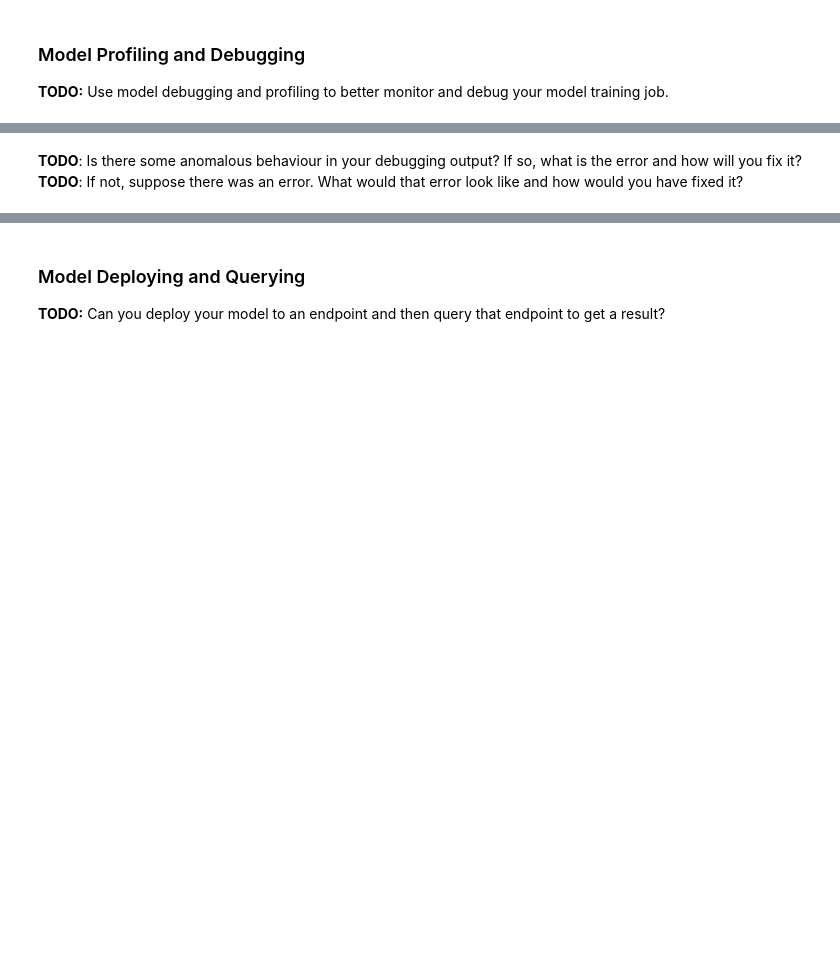
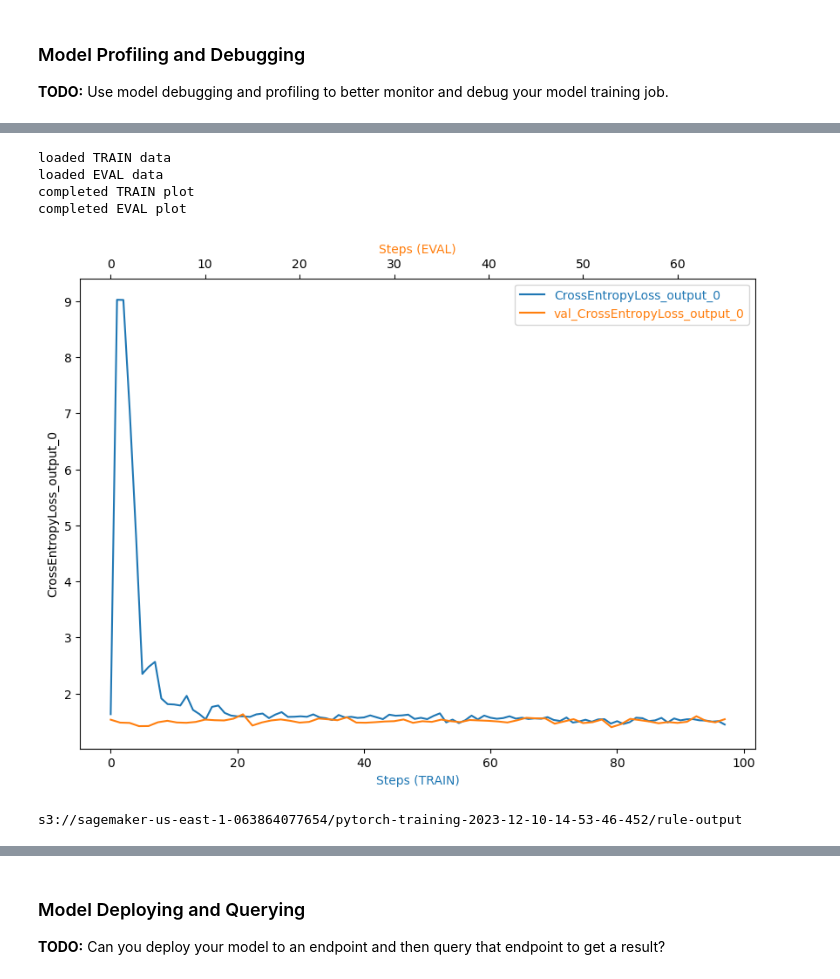
Before and after one commit to hoang-phuong-nguyen/nd009t-capstone-starter, a Jupyter notebook: sagemaker.ipynb, the cells around one changed output, grey strips where cells are left out. Drawn from its saved outputs; the diff is of its cells as text; code cells hidden in the pictures; blank space fills up the shorter version.

```diff
--- a/sagemaker.ipynb
+++ b/sagemaker.ipynb
@@ -134,5 +359,58 @@ You do not need to perform the tasks below to finish your project. However, you
+# %%
+import matplotlib.pyplot as plt
+from mpl_toolkits.axes_grid1 import host_subplot
+
+def get_data(trial, tname, mode):
+    tensor = trial.tensor(tname)
+    steps = tensor.steps(mode=mode)
+    vals = []
+    for s in steps:
+        vals.append(tensor.value(s, mode=mode))
+    return steps, vals
+
+def plot_tensor(trial, tensor_name):
+
+    steps_train, vals_train = get_data(trial, tensor_name, mode=ModeKeys.TRAIN)
+    print("loaded TRAIN data")
+    steps_eval, vals_eval = get_data(trial, tensor_name, mode=ModeKeys.EVAL)
+    print("loaded EVAL data")
+
+    fig = plt.figure(figsize=(10, 7))
+    host = host_subplot(111)
+
+    par = host.twiny()
+
+    host.set_xlabel("Steps (TRAIN)")
+    par.set_xlabel("Steps (EVAL)")
+    host.set_ylabel(tensor_name)
+
+    (p1,) = host.plot(steps_train, vals_train, label=tensor_name)
+    print("completed TRAIN plot")
+    (p2,) = par.plot(steps_eval, vals_eval, label="val_" + tensor_name)
+    print("completed EVAL plot")
+    leg = plt.legend()
+
+    host.xaxis.get_label().set_color(p1.get_color())
+    leg.texts[0].set_color(p1.get_color())
+
+    par.xaxis.get_label().set_color(p2.get_color())
+    leg.texts[1].set_color(p2.get_color())
+
+    plt.ylabel(tensor_name)
+
+    plt.show()
+    fig.savefig('training_debugging.png')
 # %%
 # TODO: Plot a debugging output.
+plot_tensor(trial, "CrossEntropyLoss_output_0")
+# %% [output]
+loaded TRAIN data
+loaded EVAL data
+completed TRAIN plot
+completed EVAL plot
+[figure, added]
-# %% [markdown]
-**TODO**: Is there some anomalous behaviour in your debugging output? If so, what is the error and how will you fix it?
-**TODO**: If not, suppose there was an error. What would that error look like and how would you have fixed it?
+# %%
+rule_output_path = estimator.output_path + estimator.latest_training_job.job_name + "/rule-output"
+print(rule_output_path)
+# %% [output]
+s3://sagemaker-us-east-1-063864077654/pytorch-training-2023-12-10-14-53-46-452/rule-output
```
Also changed, not shown: parts of 55 cells of this notebook, 29 other files.
